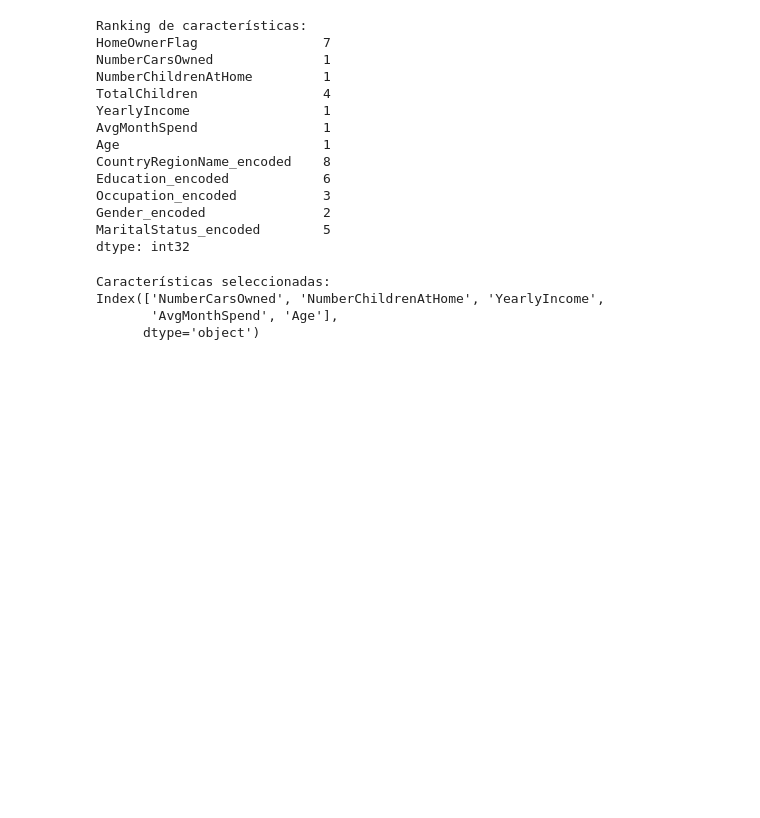
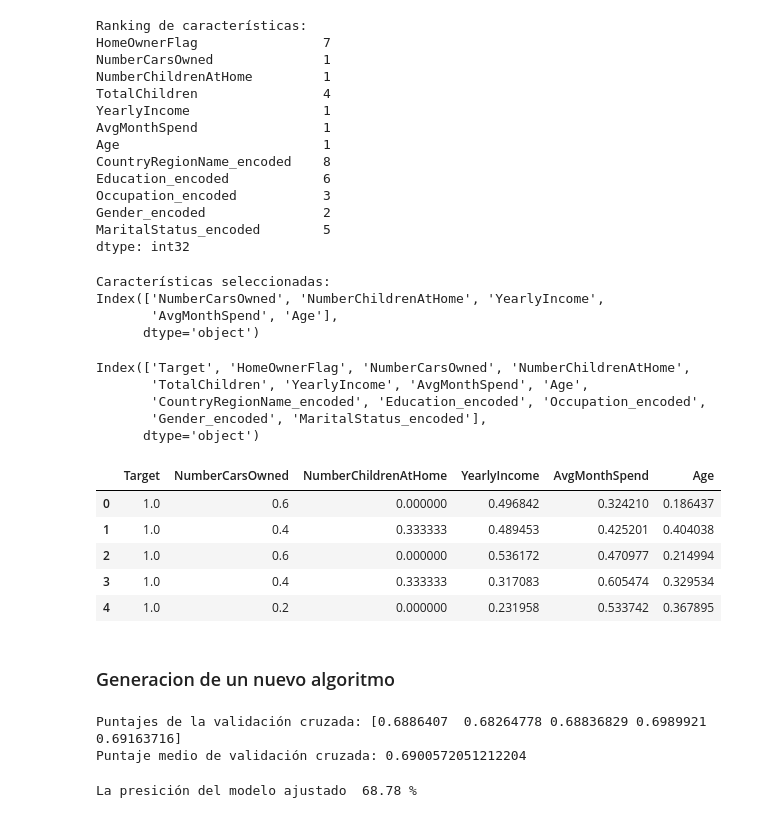
Before and after one commit to dparedes616/Bike_Buyers_regresi-n_logistica, a Jupyter notebook: proyecto_bike_buyer.ipynb, the cells around one changed output. Saved outputs shown, nothing was run; the diff lists cells and outputs as text; code cells hidden in the pictures; blank space fills up the shorter version.

Commit message:
generación de un nuevo modelo

```diff
--- a/proyecto_bike_buyer.ipynb
+++ b/proyecto_bike_buyer.ipynb
@@ -574,3 +576,25 @@ Características seleccionadas:
 Index(['NumberCarsOwned', 'NumberChildrenAtHome', 'YearlyIncome',
        'AvgMonthSpend', 'Age'],
       dtype='object')
+# %%
+df_processing_scaler.columns
+# %% [output]
+Index(['Target', 'HomeOwnerFlag', 'NumberCarsOwned', 'NumberChildrenAtHome',
+       'TotalChildren', 'YearlyIncome', 'AvgMonthSpend', 'Age',
+       'CountryRegionName_encoded', 'Education_encoded', 'Occupation_encoded',
+       'Gender_encoded', 'MaritalStatus_encoded'],
+      dtype='object')
+# %%
+#Eliminar Columnas  que no estan aportando
+columnasdrop = ['HomeOwnerFlag','TotalChildren','CountryRegionName_encoded', 'Education_encoded', 'Occupation_encoded','Gender_encoded', 'MaritalStatus_encoded']
+df_processing_scaler= df_processing_scaler.drop(columns=columnasdrop)
+df_processing_scaler.head(5)
+# %% [output]
+|  | Target | NumberCarsOwned | NumberChildrenAtHome | YearlyIncome | AvgMonthSpend | Age |
+| 0 | 1.0 | 0.6 | 0.000000 | 0.496842 | 0.324210 | 0.186437 |
+| 1 | 1.0 | 0.4 | 0.333333 | 0.489453 | 0.425201 | 0.404038 |
+| 2 | 1.0 | 0.6 | 0.000000 | 0.536172 | 0.470977 | 0.214994 |
+| 3 | 1.0 | 0.4 | 0.333333 | 0.317083 | 0.605474 | 0.329534 |
+| 4 | 1.0 | 0.2 | 0.000000 | 0.231958 | 0.533742 | 0.367895 |
+# %% [markdown]
+### Generacion de un nuevo algoritmo
@@ -576,0 +608,21 @@ Index(['NumberCarsOwned', 'NumberChildrenAtHome', 'YearlyIncome',
+# %%
+#Generación del modelo
+from sklearn.linear_model import LogisticRegression
+model = LogisticRegression()
+scores = cross_val_score(model, X, y, cv=5)
+
+# Mostrar los resultados de la validación cruzada
+print("Puntajes de la validación cruzada:", scores)
+print("Puntaje medio de validación cruzada:", scores.mean())
+result = model.fit(X_train, y_train)
+# %% [output]
+Puntajes de la validación cruzada: [0.6886407  0.68264778 0.68836829 0.6989921  0.69163716]
+Puntaje medio de validación cruzada: 0.6900572051212204
+# %%
+#Metricas
+from sklearn import metrics
+prediction_test = model.predict(X_test)
+acc = round((metrics.accuracy_score(y_test, prediction_test)*100),2)
+print("La presición del modelo ajustado ", acc,"%")
+# %% [output]
+La presición del modelo ajustado  68.78 %
```
Also changed, not shown: parts of 13 cells of this notebook.
